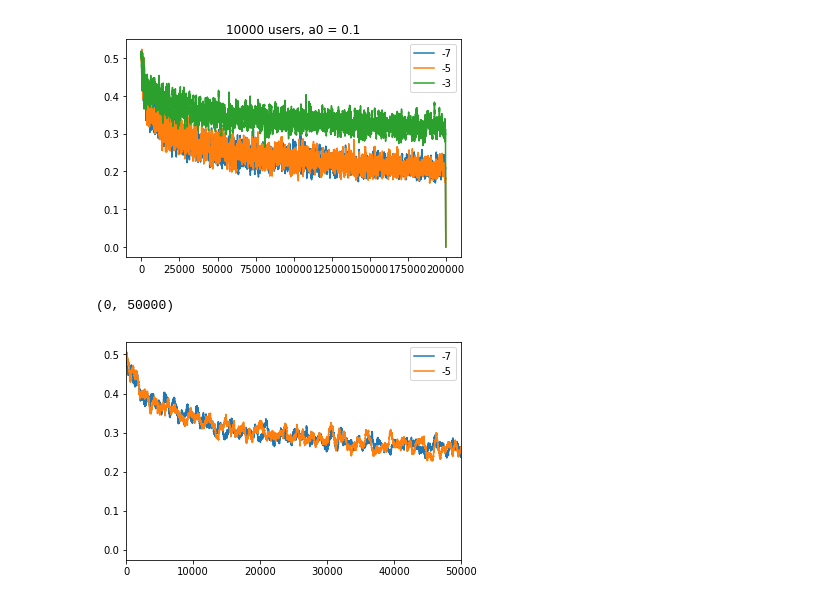
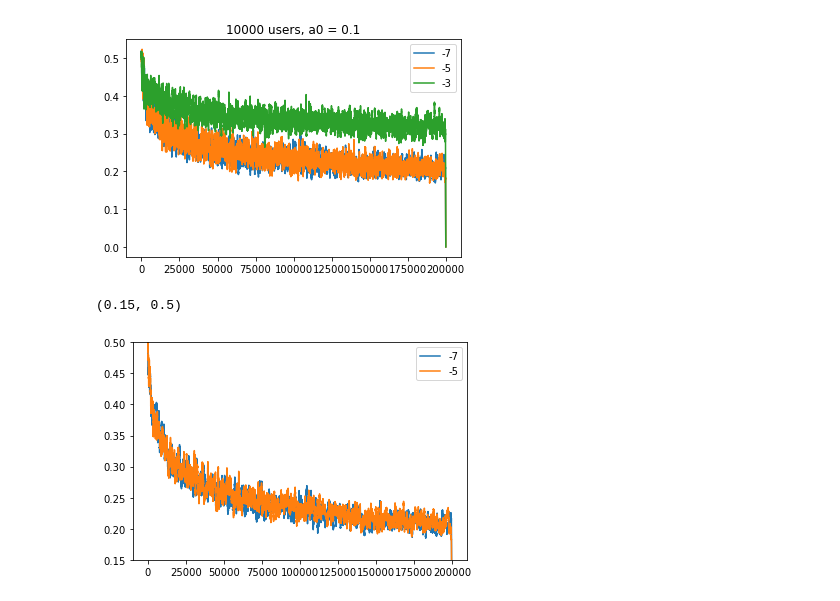
Before and after one commit to PhySci/instacart, a Jupyter notebook: FPMC/plot learning curves.ipynb, the cells around one changed output. Cells and saved outputs as stored; diff of their text form; code cells hidden in the pictures.

```diff
--- a/FPMC/plot learning curves.ipynb
+++ b/FPMC/plot learning curves.ipynb
@@ -118,8 +118,8 @@ plt.title('10000 users, a0 = 0.1')
 # %%
 plt.plot(runningMeanFast(l_01_1000_dg_m7,500))
 plt.plot(runningMeanFast(l_01_1000_dg_m5,500))
 plt.legend(['-7','-5'])
-plt.xlim([0, 50000])
+plt.ylim([0.15, 0.5])
 # %% [output]
-(0, 50000)
+(0.15, 0.5)
-[figure, old version]
+[figure, new version]
```
Also changed, not shown: 1 other file.
